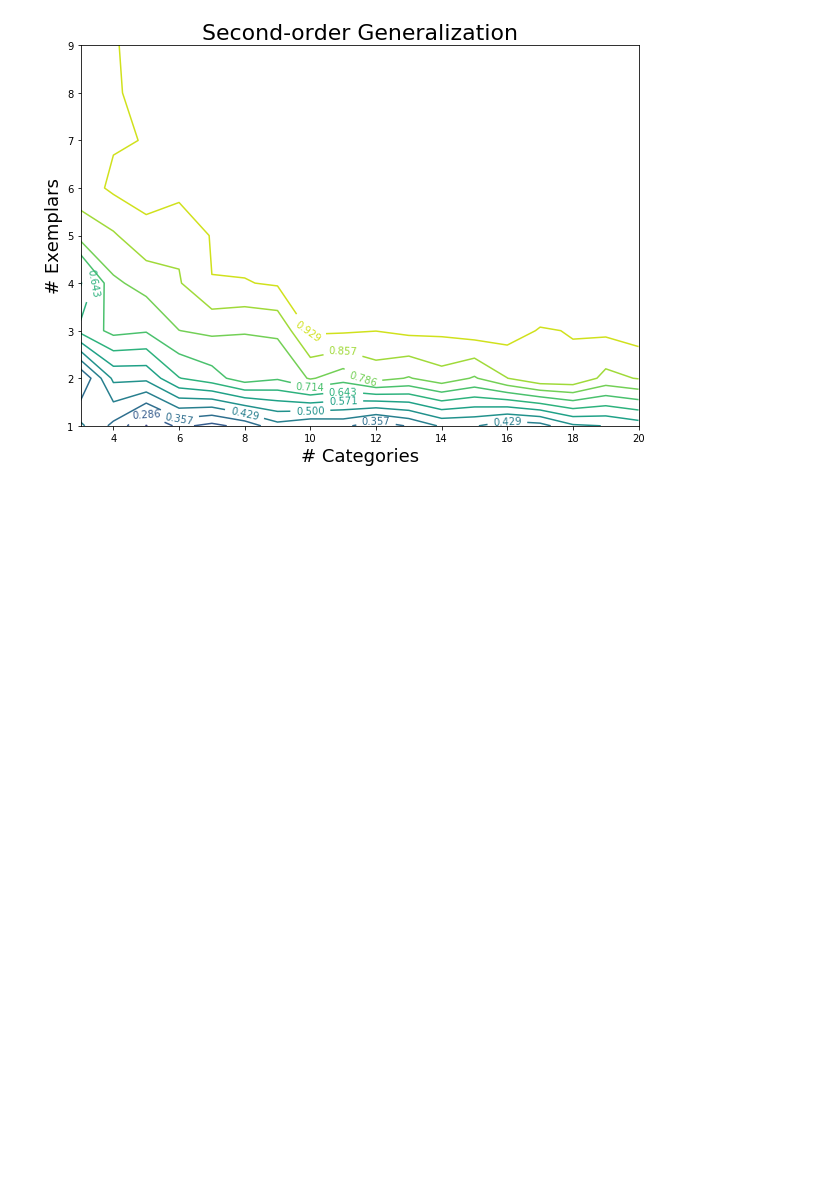
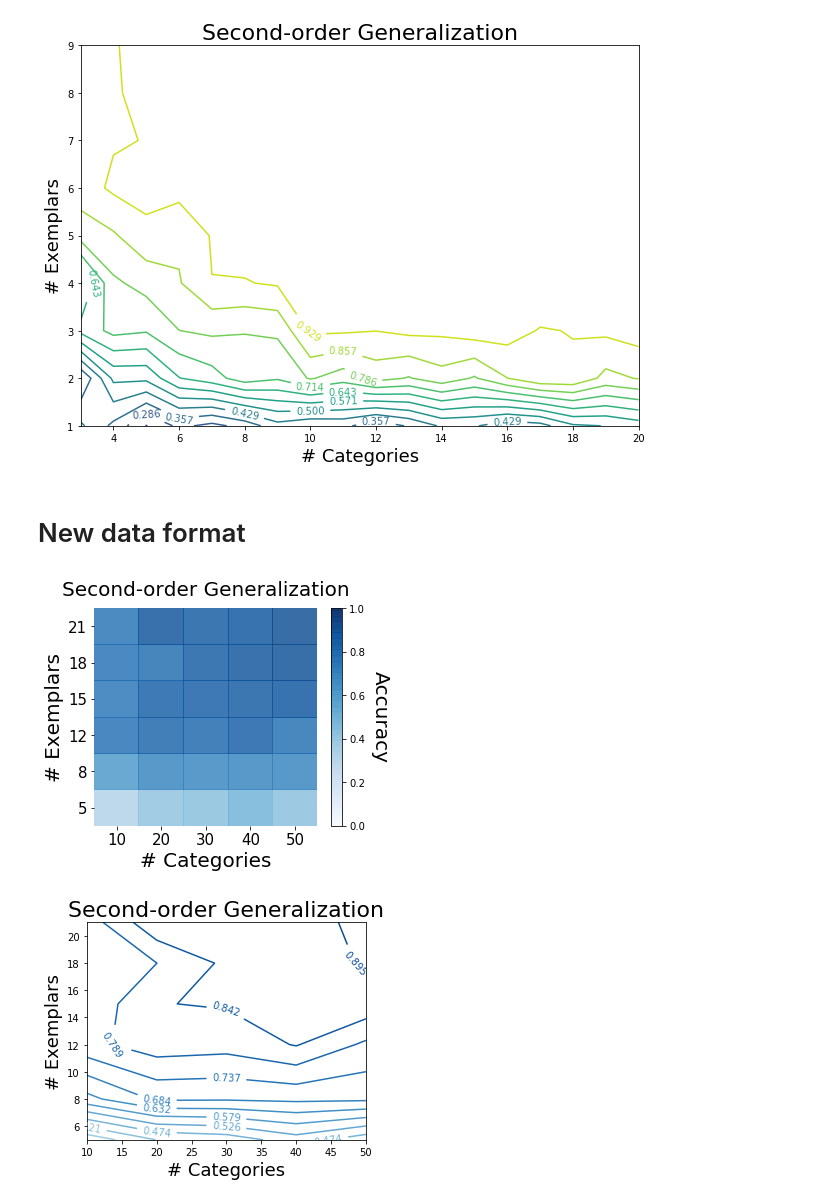
Before and after one commit to rfeinman/learning-to-learn, a Jupyter notebook: notebooks/heatmap.ipynb, the cells around one changed output. Cells and saved outputs as stored; diff of their text form; code cells hidden in the pictures; blank space fills up the shorter version.

Commit message:
general updates

```diff
--- a/notebooks/heatmap.ipynb
+++ b/notebooks/heatmap.ipynb
@@ -210,3 +211,5 @@ ca = np.arange(3,21)
 contour_plot(df_second_img, ex, ca, title='Second-order Generalization', nb_lines=15)
 # %% [output]
 [figure]
+# %% [markdown]
+# New data format
@@ -212,0 +269,24 @@ contour_plot(df_second_img, ex, ca, title='Second-order Generalization', nb_line
+# %%
+folder = '/Users/reubenfeinman/Desktop/cnn_results_secondOrder/'
+results = np.load(os.path.join(folder, 'results.npy'))
+category_trials = np.load(os.path.join(folder, 'category_trials.npy'))
+exemplar_trials = np.load(os.path.join(folder, 'exemplar_trials.npy'))
+# %%
+plot_heatmap(
+    results.mean(axis=2),
+    category_trials,
+    exemplar_trials,
+    'Second-order Generalization',
+    size=(5,4)
+)
+contour_plot(
+    results.mean(axis=2),
+    category_trials,
+    exemplar_trials,
+    'Second-order Generalization',
+    nb_lines=20,
+    size=(5,4)
+)
+# %% [output]
+[figure, added]
+[figure, added]
```
Also changed, not shown: parts of 10 cells of this notebook, 8 other files.
